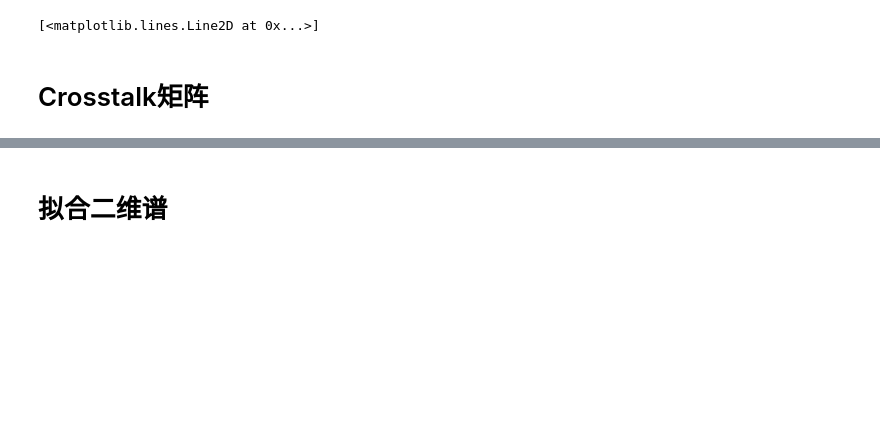
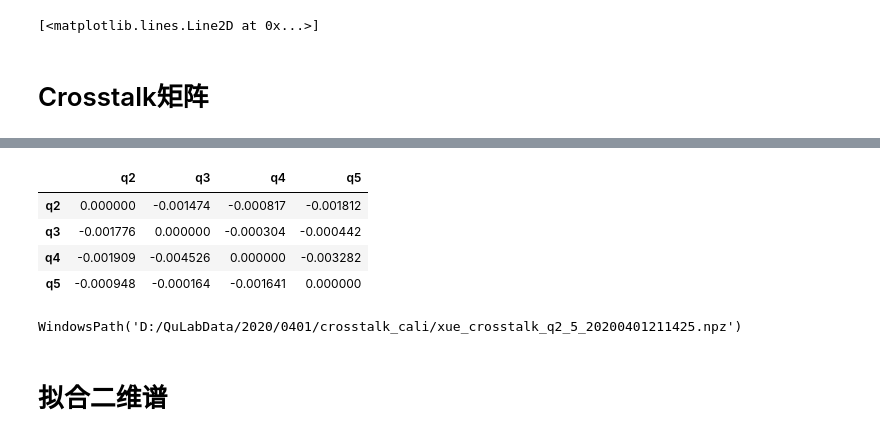
Before and after one commit to zhaoshoukuan/-ipynb, a Jupyter notebook: qubit_info_collection.ipynb, the cells around one changed output, grey strips where cells are left out. Drawn from its saved outputs; the diff is of its cells as text; code cells hidden in the pictures; blank space fills up the shorter version.

```diff
--- a/qubit_info_collection.ipynb
+++ b/qubit_info_collection.ipynb
@@ -217,0 +230,6 @@ pd.DataFrame(z_crosstalk[1:7,1:7],columns=qname,index=qname)
+# %%
+old = np.array([[ 1.        , -0.00614072,  0.00237171,  0.00339285,  0.01229189],
+       [ 0.01965284,  1.        , -0.01015246, -0.00295805, -0.00609832],
+       [ 0.01144612,  0.02177006,  1.        , -0.01671896, -0.00728347],
+       [ 0.01140976,  0.02193547,  0.02581161,  1.        , -0.01872843],
+       [ 0.00925843,  0.01711204,  0.01496927,  0.01558848,  1.        ]])
@@ -218,3 +245,17 @@ pd.DataFrame(z_crosstalk[1:7,1:7],columns=qname,index=qname)
+# %%
+z = z_crosstalk.T[1:5,1:5] - old[1:5,1:5]
+qname = ['q2','q3','q4','q5']
+pd.DataFrame(z,columns=qname,index=qname)
+# %% [output]
+|  | q2 | q3 | q4 | q5 |
+| q2 | 0.000000 | -0.001474 | -0.000817 | -0.001812 |
+| q3 | -0.001776 | 0.000000 | -0.000304 | -0.000442 |
+| q4 | -0.001909 | -0.004526 | 0.000000 | -0.003282 |
+| q5 | -0.000948 | -0.000164 | -0.001641 | 0.000000 |
+# %%
+save('crosstalk_cali','xue_crosstalk_q2_5',mat=z_crosstalk.T)
+# %% [output]
+WindowsPath('D:/QuLabData/2020/0401/crosstalk_cali/xue_crosstalk_q2_5_20200401211425.npz')
 # %% [markdown]
 # 拟合二维谱
 # %%
```
Also changed, not shown: parts of 28 cells of this notebook, 7 other files.
